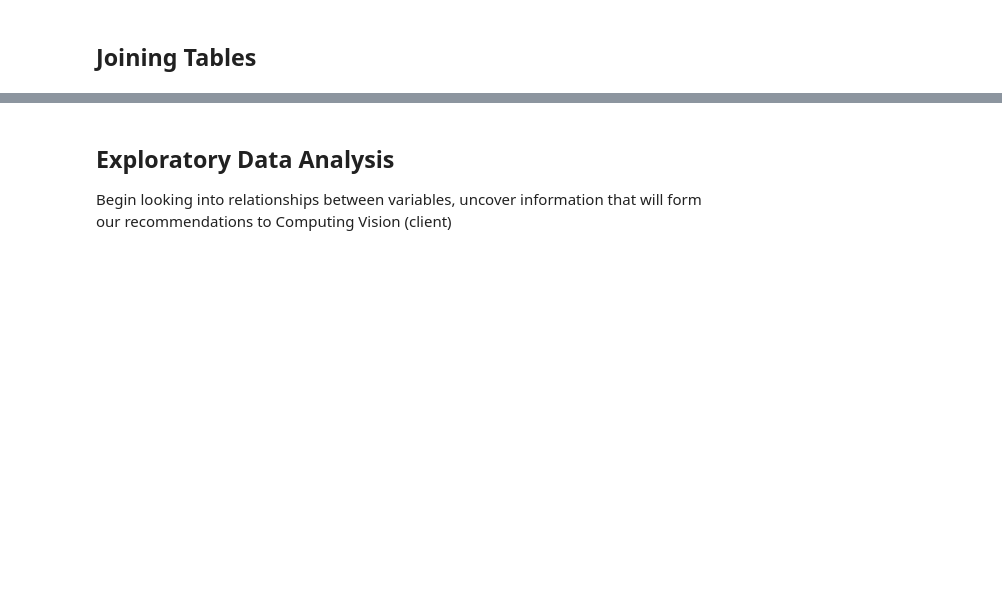
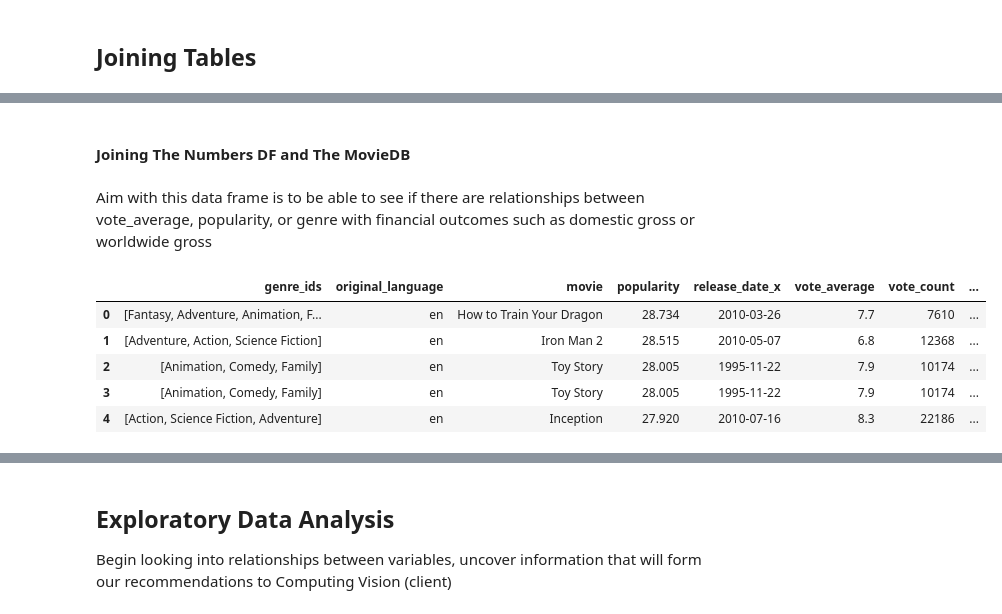
Before and after one commit to Brandon-Meyer0/git-dat-money, a Jupyter notebook: Capstone Group 1A.ipynb, the cells around one changed output, grey strips where cells are left out. Drawn from its saved outputs; the diff is of its cells as text; code cells hidden in the pictures; blank space fills up the shorter version.

```diff
--- a/Capstone Group 1A.ipynb
+++ b/Capstone Group 1A.ipynb
@@ -470,0 +551,27 @@ tnmDF.head()
+# %%
+#Cleaning up the production_budget
+#Replace the '$' with nothing for each observation in production_budget
+tnmDF['production_budget']= tnmDF['production_budget'].apply(lambda x: x.replace('$', ''))
+#Replace the ',' with nothing for each observation in production_budget
+tnmDF['production_budget'] = tnmDF['production_budget'].replace([','],'', regex=True)
+#Change series to be numeric instead of strings
+tnmDF['production_budget'] = pd.to_numeric(tnmDF['production_budget'])
+
+#Cleaning up the domestic_gross
+#Replace the '$' with nothing for each observation
+tnmDF['domestic_gross']= tnmDF['domestic_gross'].apply(lambda x: x.replace('$', ''))
+#Replace the ',' with nothing for each observation
+tnmDF['domestic_gross'] = tnmDF['domestic_gross'].replace([','],'', regex=True)
+#Change series to be numeric instead of strings
+tnmDF['domestic_gross'] = pd.to_numeric(tnmDF['domestic_gross'])
+
+#Cleaning up the worldwide_gross
+#Replace the '$' with nothing for each observation
+tnmDF['worldwide_gross']= tnmDF['worldwide_gross'].apply(lambda x: x.replace('$', ''))
+#Replace the ',' with nothing for each observation
+tnmDF['worldwide_gross'] = tnmDF['worldwide_gross'].replace([','],'', regex=True)
+#Change series to be numeric instead of strings
+tnmDF['worldwide_gross'] = pd.to_numeric(tnmDF['worldwide_gross'])
+
+#Check for correct changes
+tnmDF.describe()
@@ -472,0 +613,26 @@ tnmDF.head()
+# %% [markdown]
+#### Joining The Numbers DF and The MovieDB
+# %% [markdown]
+Aim with this data frame is to be able to see if there are relationships between vote_average, popularity, or genre with financial outcomes such as domestic gross or worldwide gross
+# %%
+#Change column name in the movieDB df - need this to be able to join tables on movie title
+tmdbDF=tmdbDF.rename(columns={'original_title': 'movie'})
+
+#Inner join tables on movie title
+performanceDF = pd.merge(tmdbDF, tnmDF, on='movie', how='inner')
+
+#View results
+# performanceDF.head()
+
+#Drop unnecessary columns
+performanceDF.drop(columns=['id_x','id_y','title','release_date_y'],inplace=True)
+
+#View results
+performanceDF.head()
+# %% [output]
+|  | genre_ids | original_language | movie | popularity | release_date_x | vote_average | vote_count | ... |
+| 0 | [Fantasy, Adventure, Animation, F... | en | How to Train Your Dragon | 28.734 | 2010-03-26 | 7.7 | 7610 | ... |
+| 1 | [Adventure, Action, Science Fiction] | en | Iron Man 2 | 28.515 | 2010-05-07 | 6.8 | 12368 | ... |
+| 2 | [Animation, Comedy, Family] | en | Toy Story | 28.005 | 1995-11-22 | 7.9 | 10174 | ... |
+| 3 | [Animation, Comedy, Family] | en | Toy Story | 28.005 | 1995-11-22 | 7.9 | 10174 | ... |
+| 4 | [Action, Science Fiction, Adventure] | en | Inception | 27.920 | 2010-07-16 | 8.3 | 22186 | ... |
```
Also changed, not shown: parts of 65 cells of this notebook.
